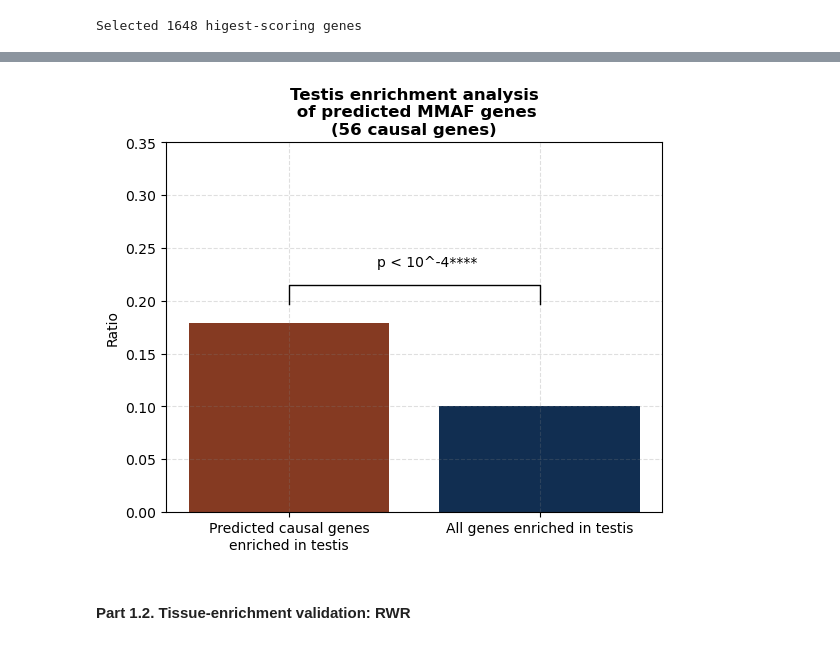
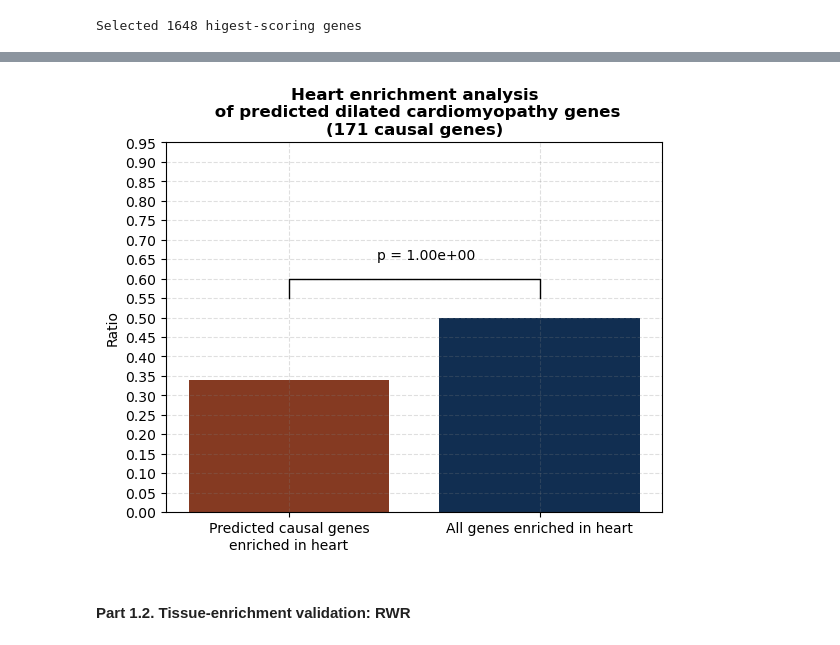
Before and after one commit to jedrzejkubica/GBA-centrality-validation, a Jupyter notebook: validation.ipynb, the cells around one changed output, grey strips where cells are left out. Saved outputs shown, nothing was run; the diff lists cells and outputs as text; code cells hidden in the pictures.

Commit message:
validation.ipynb : rename figures

```diff
--- a/validation.ipynb
+++ b/validation.ipynb
@@ -183,14 +183,14 @@ def format_pvalue(pvalue):
 ### Set parameters and paths
 # %%
 '''Set parameters with which GBA_centrality.py was run'''
-PHENOTYPE = "MMAF"
+PHENOTYPE = "DILCARD"
 ALPHA = 0.5
 alpha = str(ALPHA).replace('.', '')
 WEIGHTED = False
 DIRECTED = False
 # %%
 '''Set path for output figures if needed'''
-SAVE_FIGURES = False
+SAVE_FIGURES = True
 FIGURES_DIR = "./figures/"
 # %%
 INTERACTOME_FILE = "/home/kubicaj/GBA-input/interactome_human.sif"
@@ -323,36 +321,36 @@ labels = [f"Predicted causal genes\nenriched in {TISSUE}",
 
 matplotlib.pyplot.bar(x=labels, height=[proportion1, proportion2], color=['#853A22', '#112E51'])
 
 # if statements below are convenient for plotting
 if PHENOTYPE in ["MMAF", "NOA", "OG", "PCD", "POF"]:
     matplotlib.pyplot.title(f"{TISSUE.capitalize()} enrichment analysis\n of predicted {PHENOTYPE} genes\n({len(ENSG2score_leaveOneOut)} causal genes)", weight='bold', fontsize=12)
 elif PHENOTYPE == "BC":
     matplotlib.pyplot.title(f"{TISSUE.capitalize()} enrichment analysis\n of predicted breast cancer genes\n({len(ENSG2score_leaveOneOut)} causal genes)", weight='bold', fontsize=12)
 elif PHENOTYPE == "CC":
     matplotlib.pyplot.title(f"{TISSUE.capitalize()} enrichment analysis\n of predicted colon cancer genes\n({len(ENSG2score_leaveOneOut)} causal genes)", weight='bold', fontsize=12)
 elif PHENOTYPE == "HYPCARD":
     matplotlib.pyplot.title(f"{TISSUE.capitalize()} enrichment analysis\n of predicted hypertrophic cardiomyopathy genes\n({len(ENSG2score_leaveOneOut)} causal genes)", weight='bold', fontsize=12)
 elif PHENOTYPE == "DILCARD":
-    matplotlib.pyplot.title(f"{TISSUE.capitalize()} enrichment analysis\n of predicted dilated cardiomyopathy cancer genes\n({len(ENSG2score_leaveOneOut)} causal genes)", weight='bold', fontsize=12)
+    matplotlib.pyplot.title(f"{TISSUE.capitalize()} enrichment analysis\n of predicted dilated cardiomyopathy genes\n({len(ENSG2score_leaveOneOut)} causal genes)", weight='bold', fontsize=12)
 
 # plot p-value
 h = .1 * max(proportion1, proportion2)
 y = max(proportion1, proportion2) + h
 
 matplotlib.pyplot.plot([labels[0], labels[0], labels[1], labels[1]], [y, y+h, y+h, y], lw=1, c='black')
 matplotlib.pyplot.text(x=0.35,y=y+2*h, s=f"{p_tissue_expr}")
 
 y_max = 2*max(proportion1, proportion2)
 matplotlib.pyplot.yticks(numpy.arange(0, y_max, 0.05))
 matplotlib.pyplot.ylabel("Ratio")
 
 matplotlib.pyplot.grid(True, linestyle='--', which='major',
                    color='grey', alpha=.25)
 
 if SAVE_FIGURES:
-    matplotlib.pyplot.savefig(FIGURES_DIR + f"{PHENOTYPE}_tissue_enrichment", dpi=1000)
+    matplotlib.pyplot.savefig(FIGURES_DIR + f"{PHENOTYPE}_tissue_enrichment_GBA", dpi=1000)
 # %% [output]
-[figure, old version]
+[figure, new version]
 # %% [markdown]
 #### Part 1.2. Tissue-enrichment validation: RWR
 # %%
```
Also changed, not shown: parts of 26 cells of this notebook.
